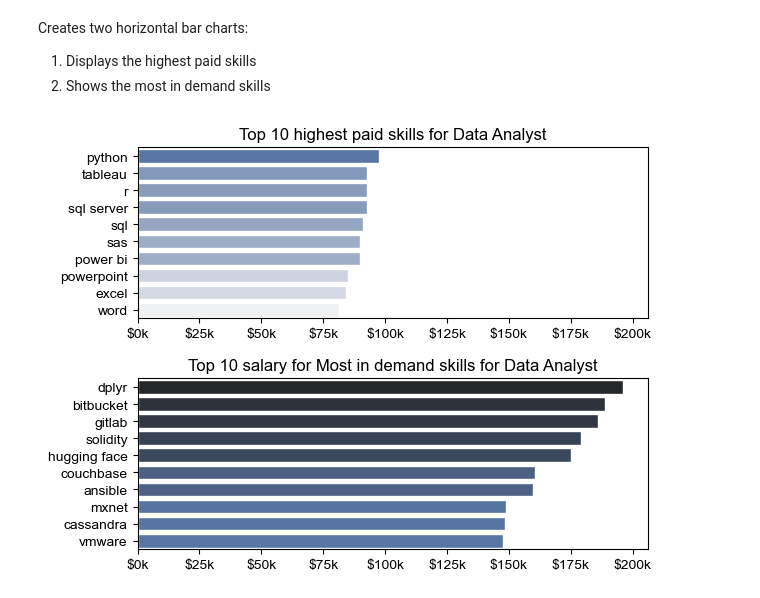
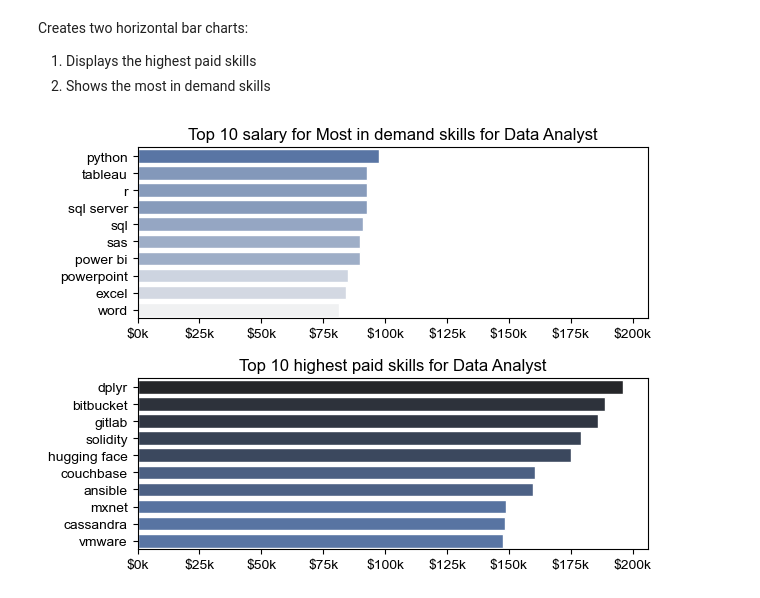
Before and after one commit to Sahil-Sud/Job_Market_Analysis_DataProfile_2023-24_python, a Jupyter notebook: 3_project/4_salary_analysis.ipynb, the cells around one changed output. Saved outputs shown, nothing was run; the diff lists cells and outputs as text; code cells hidden in the pictures.

Commit message:
question 4 plot title changed to aviod confusion

```diff
--- a/3_project/4_salary_analysis.ipynb
+++ b/3_project/4_salary_analysis.ipynb
@@ -143,26 +143,26 @@ Creates two horizontal bar charts:
 # %%
 fig , ax = plt.subplots(2,1)
 
 sns.set_theme(style='ticks')
 
 sns.barplot(data=df_us_top_pay_skill, x= 'median_sal', y=df_us_top_pay_skill.index, ax = ax[1], hue = 'median_sal', palette='dark:b_r')
-ax[1].set_title('Top 10 salary for Most in demand skills for Data Analyst')
+ax[1].set_title('Top 10 highest paid skills for Data Analyst')
 ax[1].set_xlabel('')
 ax[1].set_ylabel('')
 ax[1].xaxis.set_major_formatter(plt.FuncFormatter(lambda x ,__ : f'${int(x/1000)}k'))
 ax[1].legend().remove()
 
 
 sns.barplot(data=df_us_top_skill, x= 'median_sal', y=df_us_top_skill.index, ax = ax[0], hue = 'median_sal', palette='light:b')
 ax[0].set_xlim(ax[1].get_xlim())
-ax[0].set_title('Top 10 highest paid skills for Data Analyst')
+ax[0].set_title('Top 10 salary for Most in demand skills for Data Analyst')
 ax[0].set_xlabel('')
 ax[0].set_ylabel('')
 ax[0].xaxis.set_major_formatter(plt.FuncFormatter(lambda x ,__ : f'${int(x/1000)}k'))
 ax[0].legend().remove()
 
 
 fig.tight_layout()
 plt.show()
 # %% [output]
-[figure, old version]
+[figure, new version]
```
Also changed, not shown: parts of 1 cell of this notebook.
